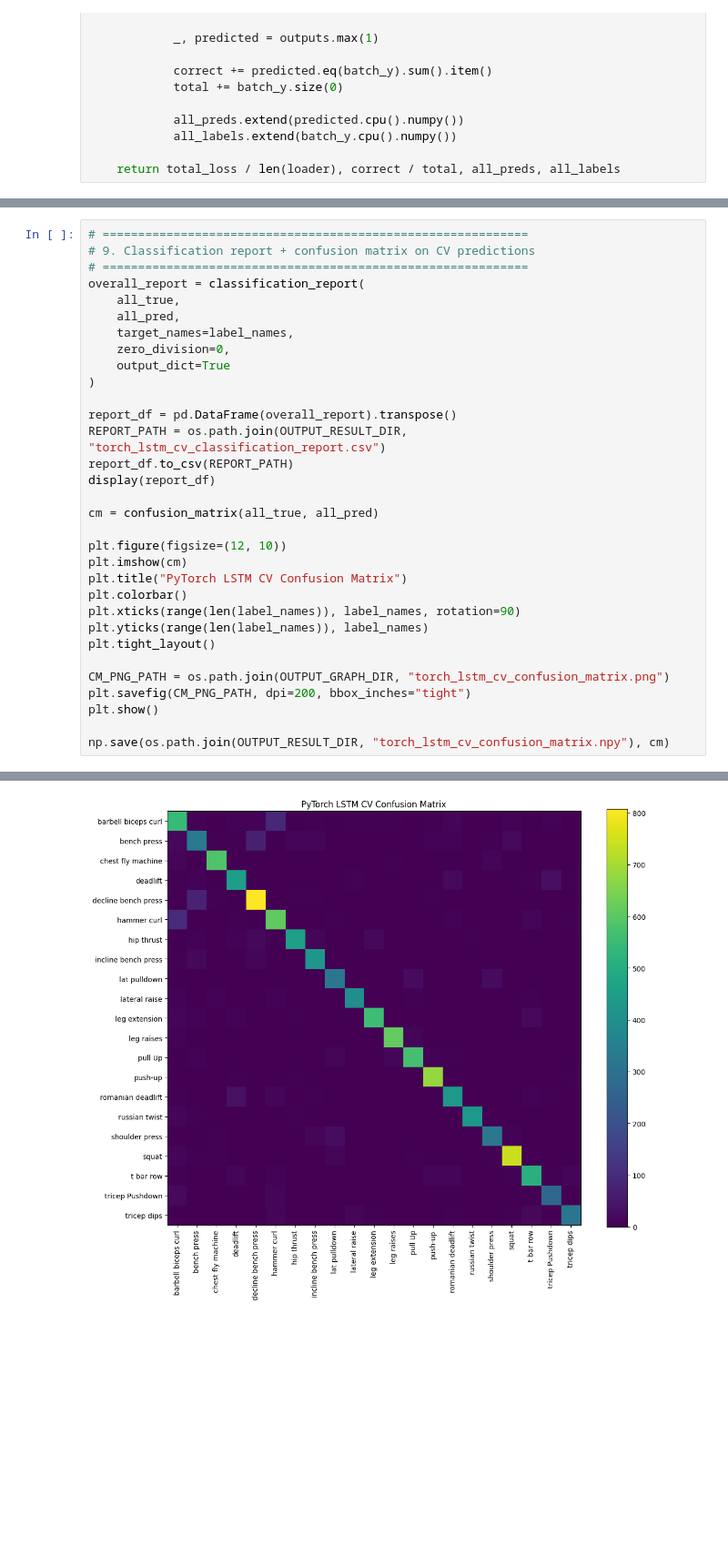
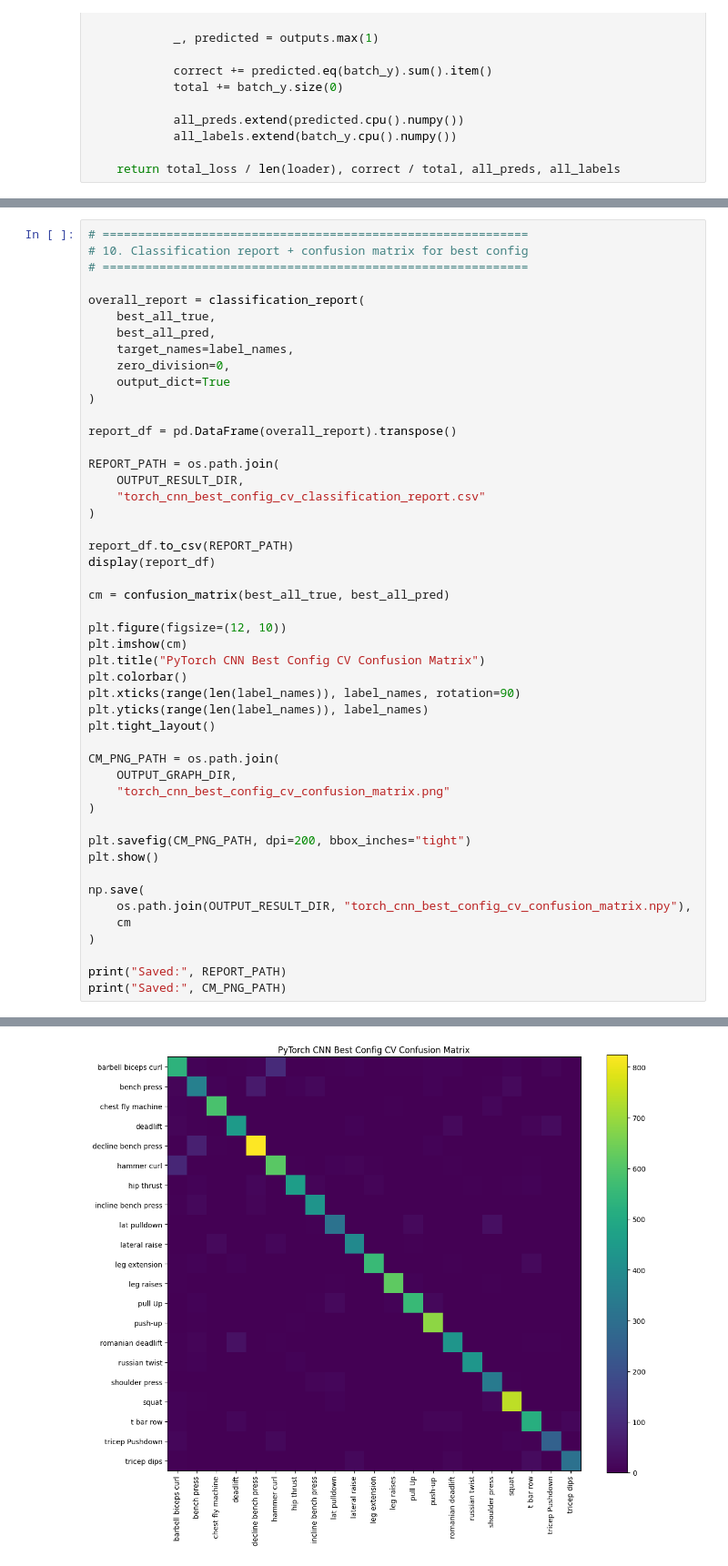
Before and after one commit to arenmizuno/IronCount, a Jupyter notebook: src/models/torch_lstm_coreml_mediapipe.ipynb, the cells around one changed output, grey strips where cells are left out. Shown at 91% size. Cells and saved outputs as stored; diff of their text form; blank space fills up the shorter version.

```diff
--- a/src/models/torch_lstm_coreml_mediapipe.ipynb
+++ b/src/models/torch_lstm_coreml_mediapipe.ipynb
@@ -566,34 +698,50 @@ plt.show()
 # %%
 # ============================================================
-# 9. Classification report + confusion matrix on CV predictions
+# 10. Classification report + confusion matrix for best config
 # ============================================================
+
 overall_report = classification_report(
-    all_true,
-    all_pred,
+    best_all_true,
+    best_all_pred,
     target_names=label_names,
     zero_division=0,
     output_dict=True
 )
 
 report_df = pd.DataFrame(overall_report).transpose()
-REPORT_PATH = os.path.join(OUTPUT_RESULT_DIR, "torch_lstm_cv_classification_report.csv")
+
+REPORT_PATH = os.path.join(
+    OUTPUT_RESULT_DIR,
+    "torch_cnn_best_config_cv_classification_report.csv"
+)
+
 report_df.to_csv(REPORT_PATH)
 display(report_df)
 
-cm = confusion_matrix(all_true, all_pred)
+cm = confusion_matrix(best_all_true, best_all_pred)
 
 plt.figure(figsize=(12, 10))
 plt.imshow(cm)
-plt.title("PyTorch LSTM CV Confusion Matrix")
+plt.title("PyTorch CNN Best Config CV Confusion Matrix")
 plt.colorbar()
 plt.xticks(range(len(label_names)), label_names, rotation=90)
 plt.yticks(range(len(label_names)), label_names)
 plt.tight_layout()
 
-CM_PNG_PATH = os.path.join(OUTPUT_GRAPH_DIR, "torch_lstm_cv_confusion_matrix.png")
+CM_PNG_PATH = os.path.join(
+    OUTPUT_GRAPH_DIR,
+    "torch_cnn_best_config_cv_confusion_matrix.png"
+)
+
 plt.savefig(CM_PNG_PATH, dpi=200, bbox_inches="tight")
 plt.show()
 
-np.save(os.path.join(OUTPUT_RESULT_DIR, "torch_lstm_cv_confusion_matrix.npy"), cm)
+np.save(
+    os.path.join(OUTPUT_RESULT_DIR, "torch_cnn_best_config_cv_confusion_matrix.npy"),
+    cm
+)
+
+print("Saved:", REPORT_PATH)
+print("Saved:", CM_PNG_PATH)
 # %% [output]
 |  | precision | recall | f1-score | support |
@@ -616 +764 @@ np.save(os.path.join(OUTPUT_RESULT_DIR, "torch_lstm_cv_confusion_matrix.npy"), c
-[figure, old version]
+[figure, new version]
```
Also changed, not shown: parts of 10 cells of this notebook, 27 other files.
